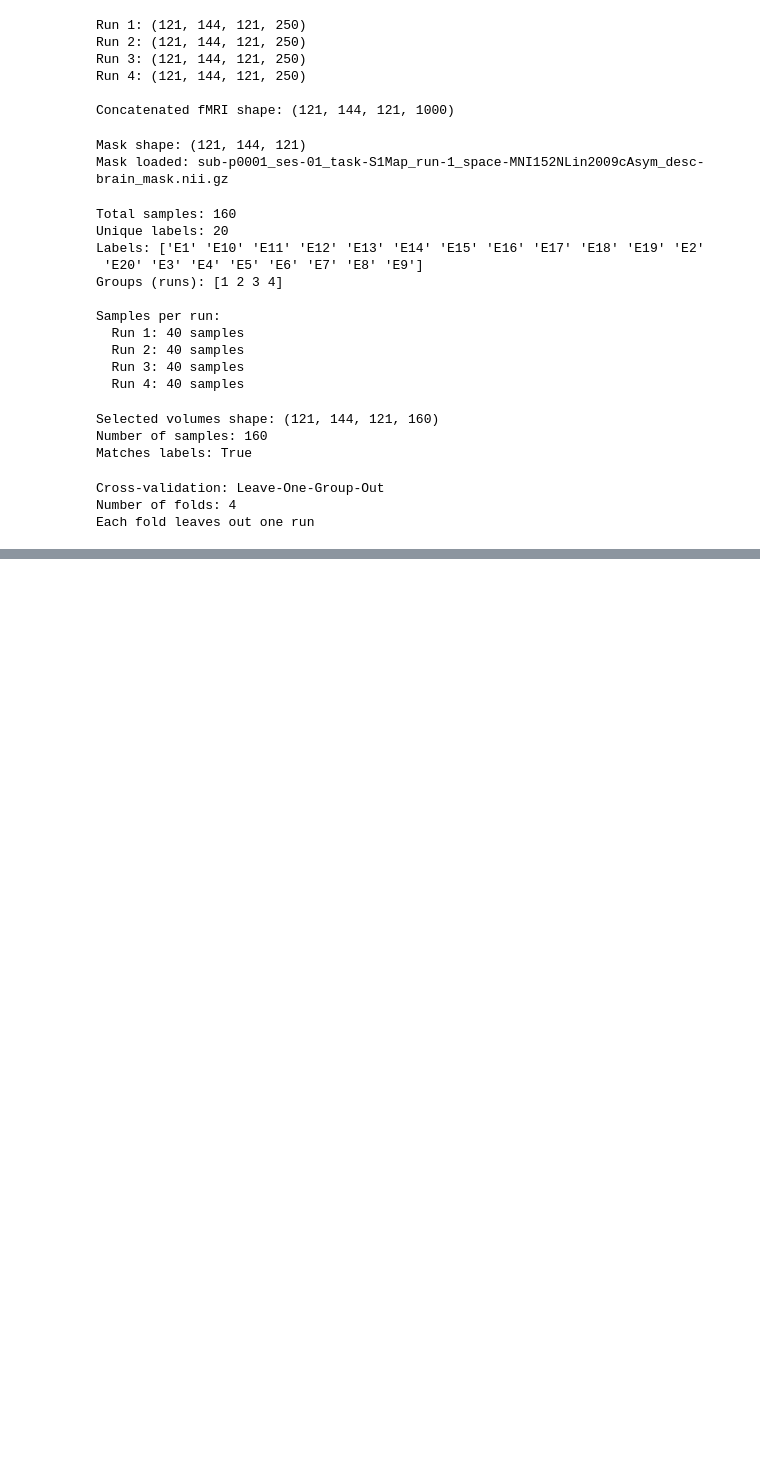
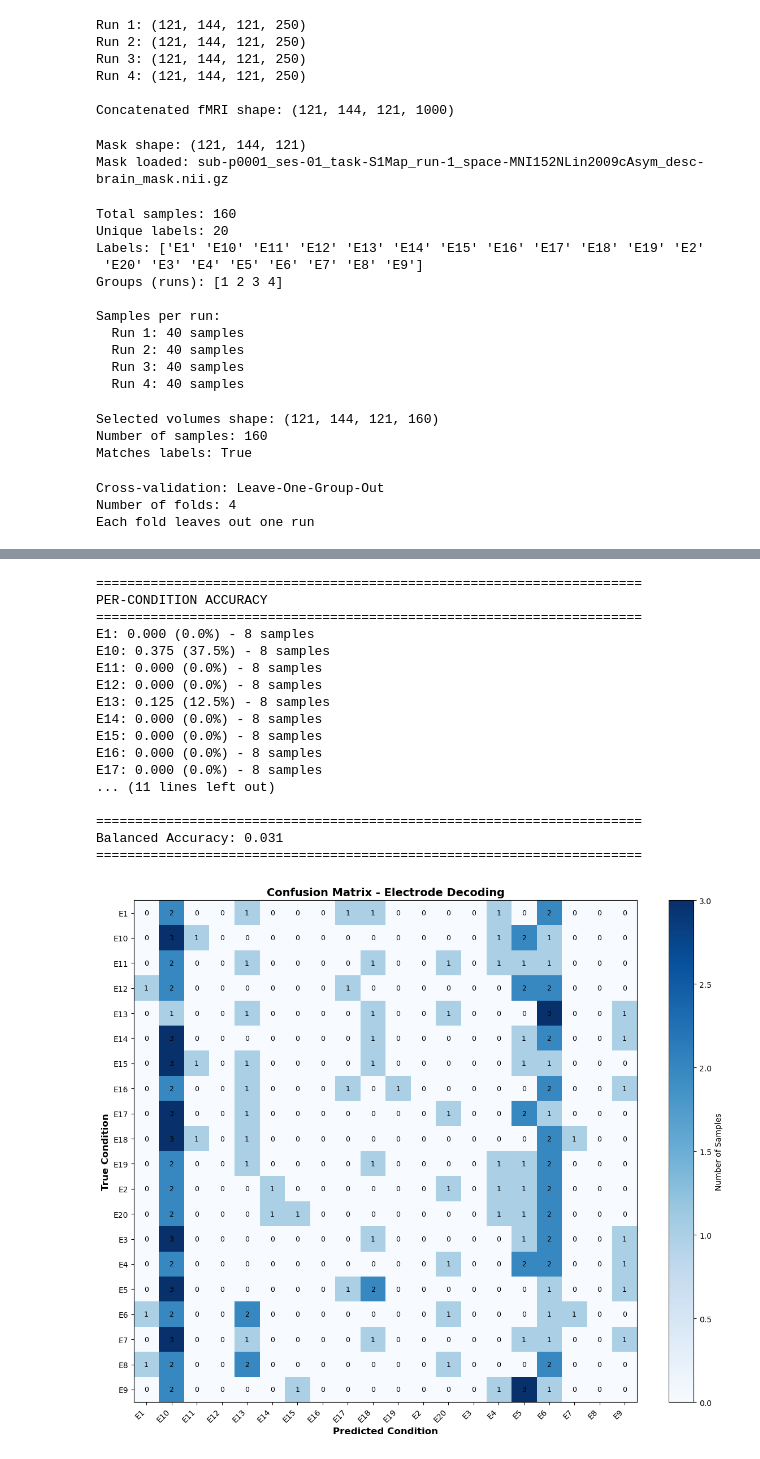
Before and after one commit to DuarteFonteSanta/Mapping_Tese, a Jupyter notebook: mapping_tese/notebooks/01_decoding_sub-p0001_ses-01_task-S1Map.ipynb, the cells around one changed output, grey strips where cells are left out. Drawn from its saved outputs; the diff is of its cells as text; code cells hidden in the pictures; blank space fills up the shorter version.

Commit message:
Decoding reults

```diff
--- a/mapping_tese/notebooks/01_decoding_sub-p0001_ses-01_task-S1Map.ipynb
+++ b/mapping_tese/notebooks/01_decoding_sub-p0001_ses-01_task-S1Map.ipynb
@@ -287,0 +327,69 @@ plt.show()
+# %%
+from sklearn.metrics import confusion_matrix, balanced_accuracy_score
+from sklearn.model_selection import cross_val_predict
+from sklearn.svm import SVC
+
+# Get the masked fMRI data
+X = decoder.masker_.fit_transform(fmri_img_selected)
+
+# Create an SVC estimator (same parameters as used in Decoder)
+clf = SVC(kernel='linear')
+
+# Get cross-validation predictions
+y_pred = cross_val_predict(clf, X, y, groups=groups, cv=cv)
+
+cm = confusion_matrix(y, y_pred, labels=np.unique(y))
+conditions = np.unique(y)
+per_condition_accuracy = cm.diagonal() / cm.sum(axis=1)
+
+print("=" * 70)
+print("PER-CONDITION ACCURACY")
+print("=" * 70)
+condition_results = []
+for i, condition in enumerate(conditions):
+    acc = per_condition_accuracy[i]
+    samples = cm[i].sum()
+    condition_results.append({'Condition': condition, 'Accuracy': acc, 'Samples': samples})
+    print(f"{condition}: {acc:.3f} ({acc*100:.1f}%) - {samples} samples")
+
+print(f"\n{'=' * 70}")
+print(f"Balanced Accuracy: {balanced_accuracy_score(y, y_pred):.3f}")
+print(f"{'=' * 70}")
+
+fig, ax = plt.subplots(figsize=(12, 10))
+im = ax.imshow(cm, cmap='Blues', aspect='auto')
+ax.set_xticks(np.arange(len(conditions)))
+ax.set_yticks(np.arange(len(conditions)))
+ax.set_xticklabels(conditions, rotation=45, ha='right')
+ax.set_yticklabels(conditions)
+ax.set_xlabel('Predicted Condition', fontsize=12, fontweight='bold')
+ax.set_ylabel('True Condition', fontsize=12, fontweight='bold')
+ax.set_title('Confusion Matrix - Electrode Decoding', fontsize=14, fontweight='bold')
+
+for i in range(len(conditions)):
+    for j in range(len(conditions)):
+        text = ax.text(j, i, cm[i, j],
+                      ha="center", va="center", color="black", fontsize=9)
+
+plt.colorbar(im, ax=ax, label='Number of Samples')
+plt.tight_layout()
+plt.show()
+# %% [output]
+======================================================================
+PER-CONDITION ACCURACY
+======================================================================
+E1: 0.000 (0.0%) - 8 samples
+E10: 0.375 (37.5%) - 8 samples
+E11: 0.000 (0.0%) - 8 samples
+E12: 0.000 (0.0%) - 8 samples
+E13: 0.125 (12.5%) - 8 samples
+E14: 0.000 (0.0%) - 8 samples
+E15: 0.000 (0.0%) - 8 samples
+E16: 0.000 (0.0%) - 8 samples
+E17: 0.000 (0.0%) - 8 samples
+... (11 lines left out)
+
+======================================================================
+Balanced Accuracy: 0.031
+======================================================================
+[figure, added]
```
Also changed, not shown: parts of 9 cells of this notebook.
